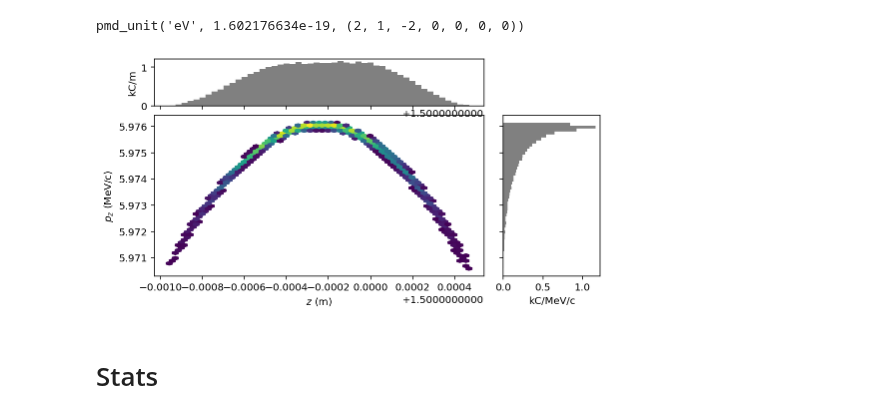
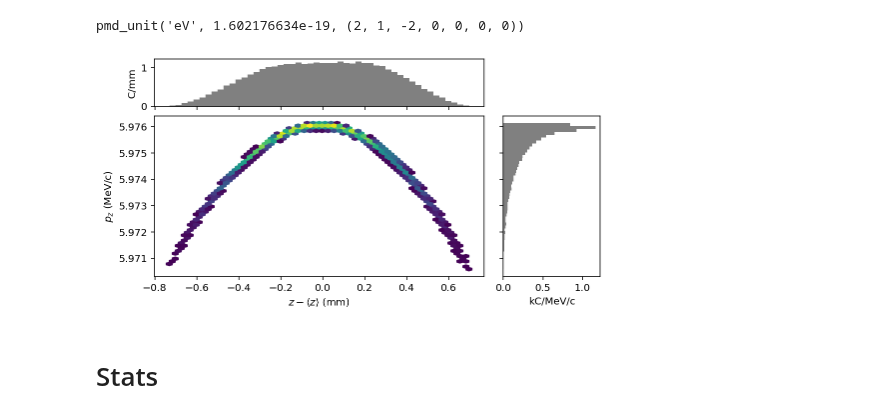
Before and after one commit to ChristopherMayes/lume-impact, a Jupyter notebook: examples/basic_impact_examples.ipynb, the cells around one changed output. Saved outputs shown, nothing was run; the diff lists cells and outputs as text; code cells hidden in the pictures.

```diff
--- a/examples/basic_impact_examples.ipynb
+++ b/examples/basic_impact_examples.ipynb
@@ -121,9 +120,9 @@ P.units('mean_energy')
 pmd_unit('eV', 1.602176634e-19, (2, 1, -2, 0, 0, 0, 0))
 # %%
 # ParticleGroup has built-in plotting
-P.plot('z', 'pz')
+P.plot('delta_z', 'pz')
 # %% [output]
-[figure, old version]
+[figure, new version]
 # %% [markdown]
 # Stats
 # %%
```
Also changed, not shown: parts of 9 cells of this notebook, 8 other files.
